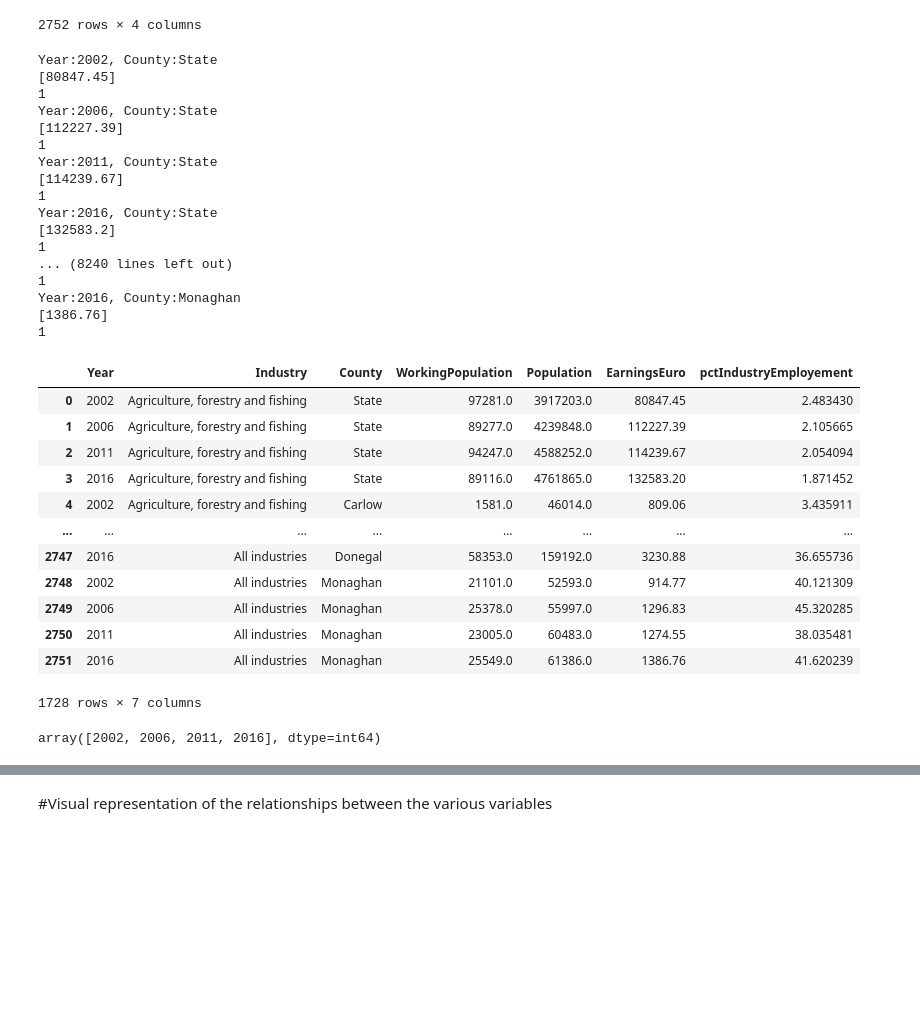
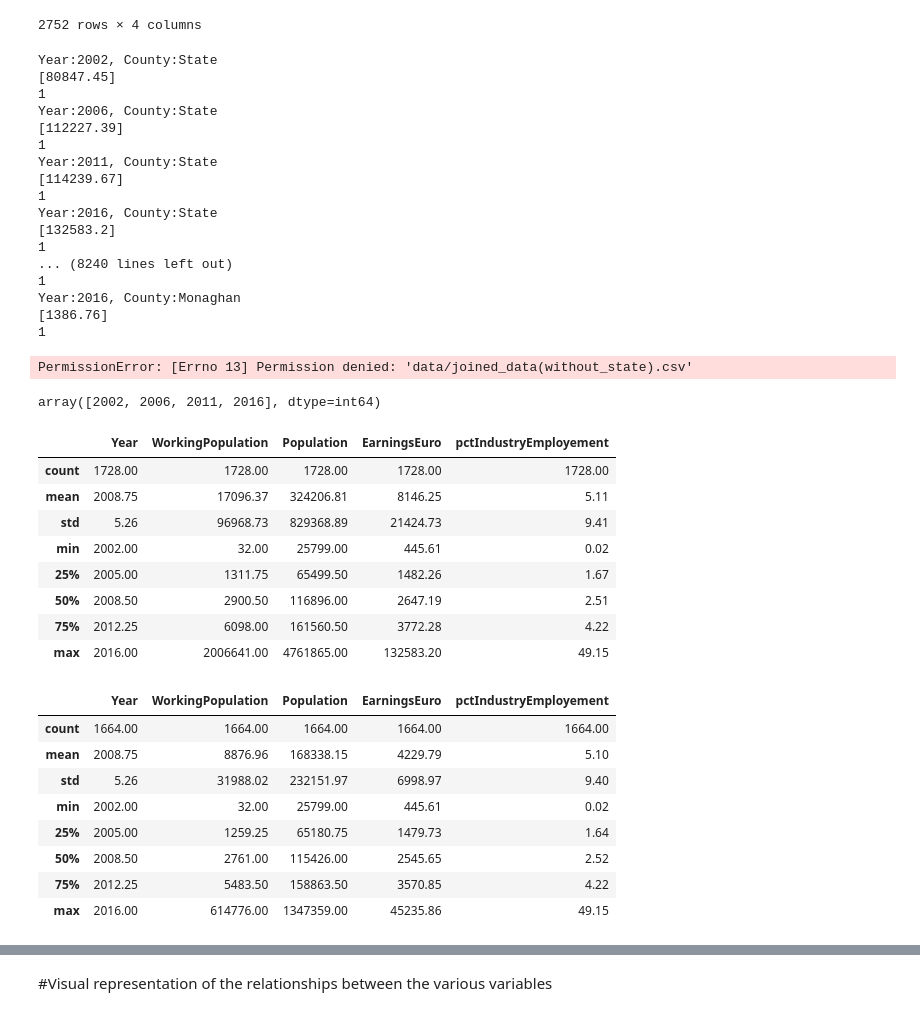
Before and after one commit to cct-abowman/CA1, a Jupyter notebook: EDA.ipynb, the cells around one changed output, grey strips where cells are left out. Cells and saved outputs as stored; diff of their text form; code cells hidden in the pictures; blank space fills up the shorter version.

```diff
--- a/EDA.ipynb
+++ b/EDA.ipynb
@@ -408,6 +421,7 @@ joint_df.dropna(inplace=True)
 joint_df.reset_index(drop=True)
 joint_df['pctIndustryEmployement'] = joint_df['WorkingPopulation']/joint_df['Population'] * 100
 joint_df.to_csv('data/joined_data.csv', index=False)
+joint_df[joint_df['County'] != 'State'].to_csv('data/joined_data(without_state).csv', index=False)
 joint_df
 # %% [output]
 Year:2002, County:State
@@ -427,20 +441,32 @@ Year:2016, County:State
 Year:2016, County:Monaghan
 [1386.76]
 1
-|  | Year | Industry | County | WorkingPopulation | Population | EarningsEuro | pctIndustryEmployement |
-| 0 | 2002 | Agriculture, forestry and fishing | State | 97281.0 | 3917203.0 | 80847.45 | 2.483430 |
-| 1 | 2006 | Agriculture, forestry and fishing | State | 89277.0 | 4239848.0 | 112227.39 | 2.105665 |
-| 2 | 2011 | Agriculture, forestry and fishing | State | 94247.0 | 4588252.0 | 114239.67 | 2.054094 |
-| 3 | 2016 | Agriculture, forestry and fishing | State | 89116.0 | 4761865.0 | 132583.20 | 1.871452 |
-| 4 | 2002 | Agriculture, forestry and fishing | Carlow | 1581.0 | 46014.0 | 809.06 | 3.435911 |
-| ... | ... | ... | ... | ... | ... | ... | ... |
-| 2747 | 2016 | All industries | Donegal | 58353.0 | 159192.0 | 3230.88 | 36.655736 |
-| 2748 | 2002 | All industries | Monaghan | 21101.0 | 52593.0 | 914.77 | 40.121309 |
-| 2749 | 2006 | All industries | Monaghan | 25378.0 | 55997.0 | 1296.83 | 45.320285 |
-| 2750 | 2011 | All industries | Monaghan | 23005.0 | 60483.0 | 1274.55 | 38.035481 |
-| 2751 | 2016 | All industries | Monaghan | 25549.0 | 61386.0 | 1386.76 | 41.620239 |
-1728 rows × 7 columns
+PermissionError: [Errno 13] Permission denied: 'data/joined_data(without_state).csv'
 # %%
 joint_df['Year'].unique()
 # %% [output]
 array([2002, 2006, 2011, 2016], dtype=int64)
+# %%
+joint_df.describe().apply(lambda x: x.apply('{0:.2f}'.format))
+# %% [output]
+|  | Year | WorkingPopulation | Population | EarningsEuro | pctIndustryEmployement |
+| count | 1728.00 | 1728.00 | 1728.00 | 1728.00 | 1728.00 |
+| mean | 2008.75 | 17096.37 | 324206.81 | 8146.25 | 5.11 |
+| std | 5.26 | 96968.73 | 829368.89 | 21424.73 | 9.41 |
+| min | 2002.00 | 32.00 | 25799.00 | 445.61 | 0.02 |
+| 25% | 2005.00 | 1311.75 | 65499.50 | 1482.26 | 1.67 |
+| 50% | 2008.50 | 2900.50 | 116896.00 | 2647.19 | 2.51 |
+| 75% | 2012.25 | 6098.00 | 161560.50 | 3772.28 | 4.22 |
+| max | 2016.00 | 2006641.00 | 4761865.00 | 132583.20 | 49.15 |
+# %%
+joint_df[(joint_df['County'] != 'State') & (joint_df['Industry'] != 'All Industry')].describe().apply(lambda x: x.apply('{0:.2f}'.format))
+# %% [output]
+|  | Year | WorkingPopulation | Population | EarningsEuro | pctIndustryEmployement |
+| count | 1664.00 | 1664.00 | 1664.00 | 1664.00 | 1664.00 |
+| mean | 2008.75 | 8876.96 | 168338.15 | 4229.79 | 5.10 |
+| std | 5.26 | 31988.02 | 232151.97 | 6998.97 | 9.40 |
+| min | 2002.00 | 32.00 | 25799.00 | 445.61 | 0.02 |
+| 25% | 2005.00 | 1259.25 | 65180.75 | 1479.73 | 1.64 |
+| 50% | 2008.50 | 2761.00 | 115426.00 | 2545.65 | 2.52 |
+| 75% | 2012.25 | 5483.50 | 158863.50 | 3570.85 | 4.22 |
+| max | 2016.00 | 614776.00 | 1347359.00 | 45235.86 | 49.15 |
```
Also changed, not shown: parts of 4 cells of this notebook, 7 other files.
